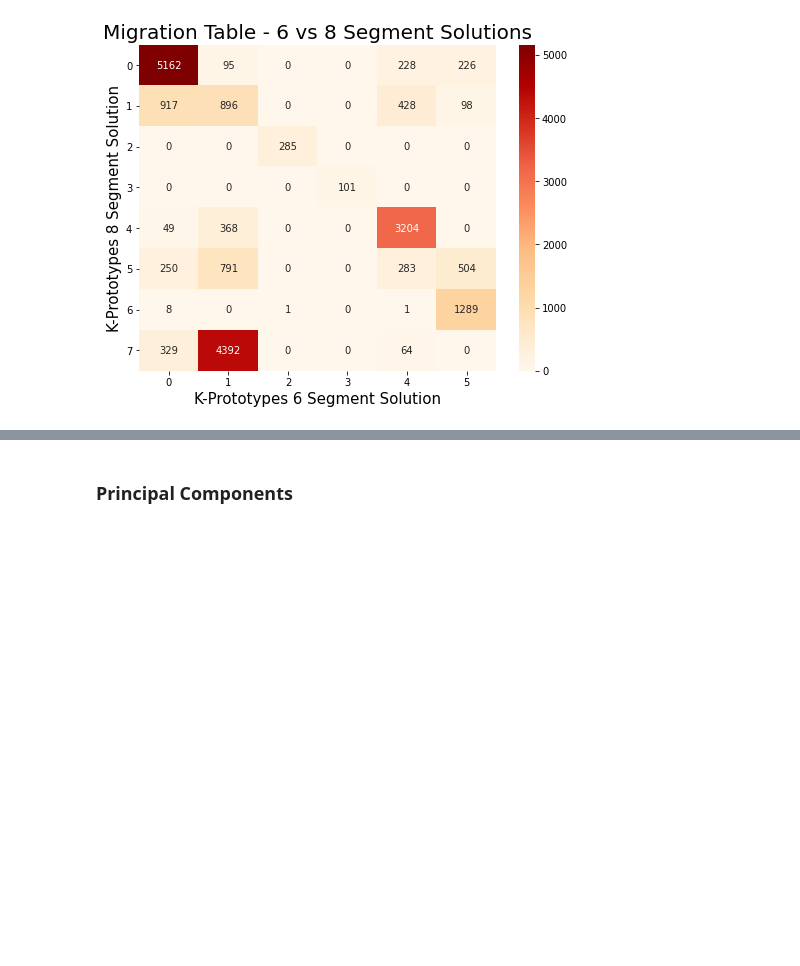
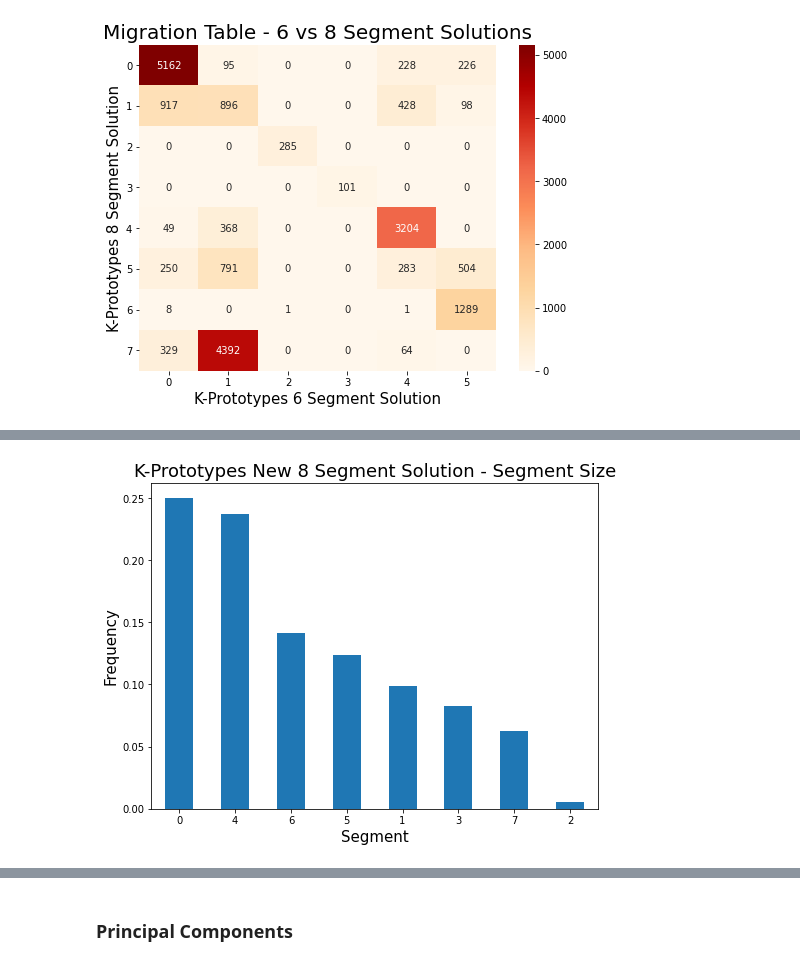
Before and after one commit to jgodin21/capstone, a Jupyter notebook: code/capstone-technical-notebook.ipynb, the cells around one changed output, grey strips where cells are left out. Saved outputs shown, nothing was run; the diff lists cells and outputs as text; code cells hidden in the pictures; blank space fills up the shorter version.

```diff
--- a/code/capstone-technical-notebook.ipynb
+++ b/code/capstone-technical-notebook.ipynb
@@ -4128,0 +4425,6 @@ pickle.dump(kproto_8, open(filename2, 'wb'))
+# %%
+kproto_new_4 = KPrototypes(n_clusters=4, init='Cao', gamma=None, verbose=0, random_state=2112, n_jobs=4)
+new_clusters_4 = kproto_new_4.fit_predict(X_sc_new, categorical=cat_index_new)
+
+print(kproto_new_4.n_iter_)
+print(silhouette_score(X_sc_new, kproto_new_4.labels_))
@@ -4128,0 +4434,3 @@ pickle.dump(kproto_8, open(filename2, 'wb'))
+# %%
+hbp_d_3_nonull["kproto_new_4"] = kproto_new_4.labels_
+hbp_d_3_nonull["kproto_new_4"].value_counts(normalize=True)
@@ -4128,0 +4443,6 @@ pickle.dump(kproto_8, open(filename2, 'wb'))
+# %%
+kproto_new_8 = KPrototypes(n_clusters=8, init='Cao', gamma=None, verbose=0, random_state=2112, n_jobs=4)
+new_clusters_8 = kproto_new_8.fit_predict(X_sc_new, categorical=cat_index_new)
+
+print(kproto_new_8.n_iter_)
+print(silhouette_score(X_sc_new, kproto_new_8.labels_))
@@ -4128,0 +4452,3 @@ pickle.dump(kproto_8, open(filename2, 'wb'))
+# %%
+hbp_d_3_nonull["kproto_new_8"] = kproto_new_8.labels_
+hbp_d_3_nonull["kproto_new_8"].value_counts(normalize=True)
@@ -4128,0 +4465,9 @@ pickle.dump(kproto_8, open(filename2, 'wb'))
+# %%
+plt.figure(figsize=(8, 6))
+hbp_d_3_nonull["kproto_new_8"].value_counts(normalize=True).plot(kind="bar")
+plt.title("K-Prototypes New 8 Segment Solution - Segment Size", fontsize=18)
+plt.xlabel("Segment", fontsize=15)
+plt.xticks(rotation=0)
+plt.ylabel("Frequency", fontsize=15);
+# %% [output]
+[figure, added]
```
Also changed, not shown: parts of 54 cells of this notebook, 6 other files.
